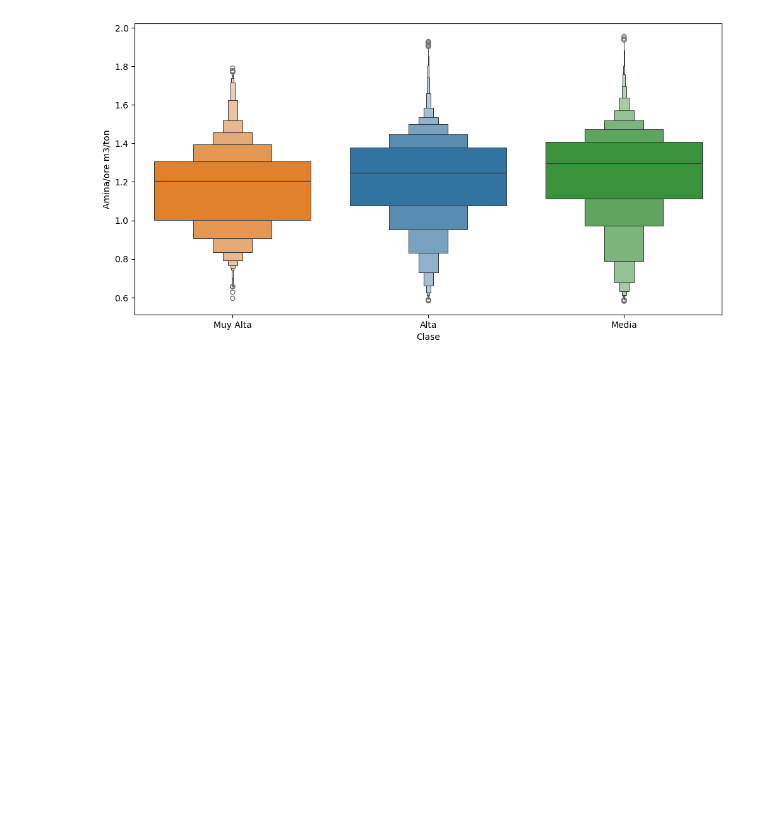
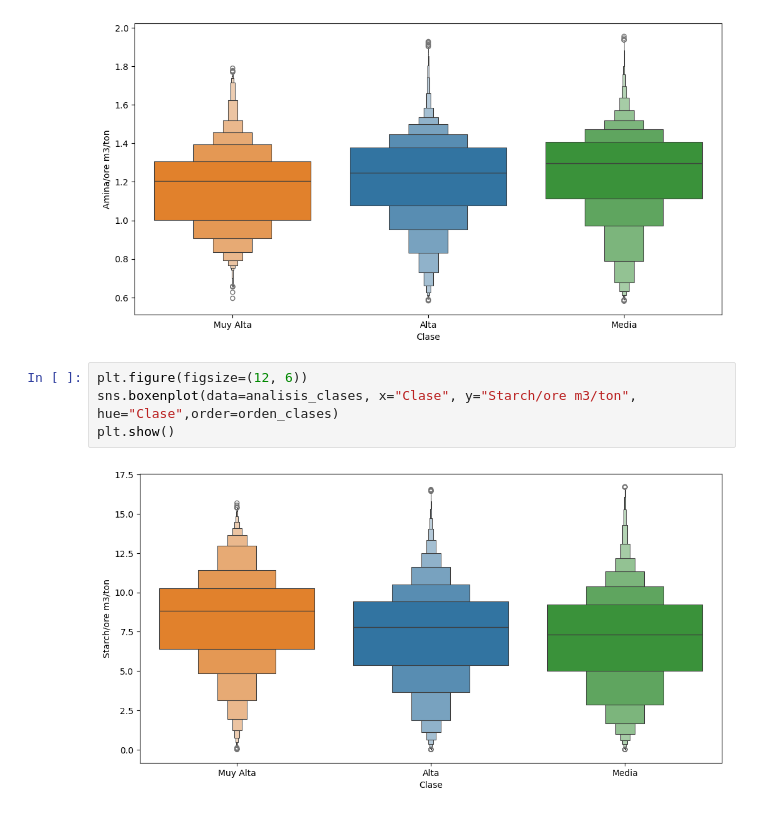
Before and after one commit to JohnLopez15/Mineria_2, a Jupyter notebook: Analisis_exploratorio.ipynb, the cells around one changed output. Saved outputs shown, nothing was run; the diff lists cells and outputs as text; blank space fills up the shorter version.

Commit message:
Generación de graficas comparativas entre las clases determinadas

```diff
--- a/Analisis_exploratorio.ipynb
+++ b/Analisis_exploratorio.ipynb
@@ -382,3 +383,9 @@ sns.boxenplot(data=analisis_clases, x="Clase", y="Amina/ore m3/ton", hue="Clase"
 plt.show()
 # %% [output]
 [figure]
+# %%
+plt.figure(figsize=(12, 6))
+sns.boxenplot(data=analisis_clases, x="Clase", y="Starch/ore m3/ton", hue="Clase",order=orden_clases)
+plt.show()
+# %% [output]
+[figure, added]
```
Also changed, not shown: parts of 10 cells of this notebook.
